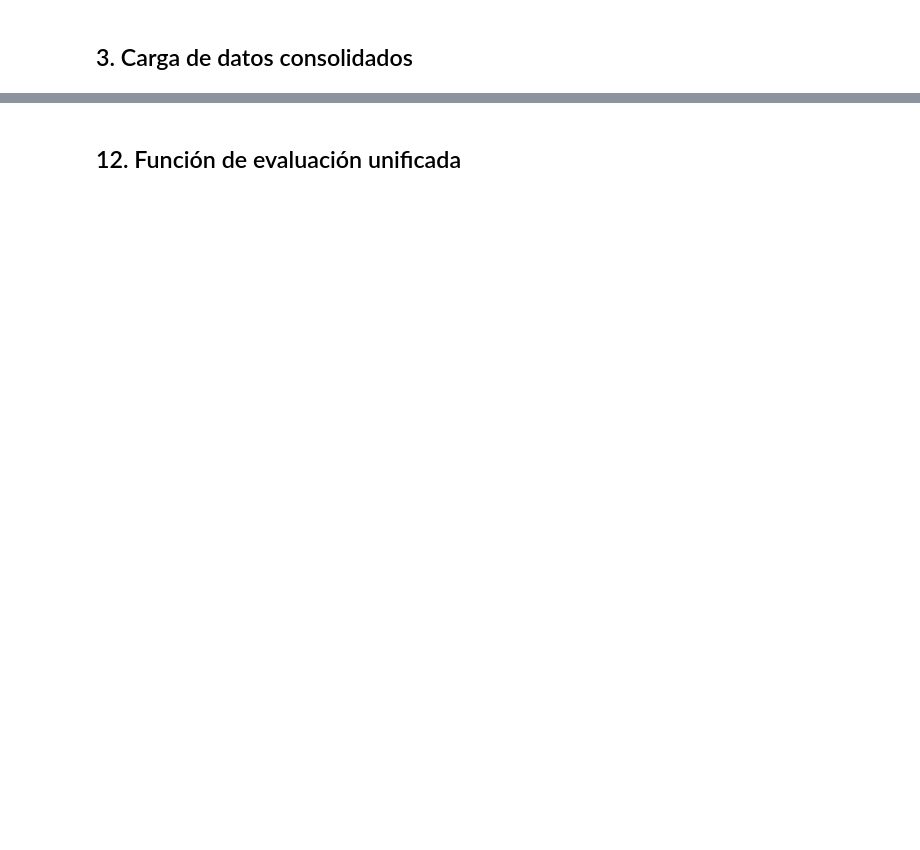
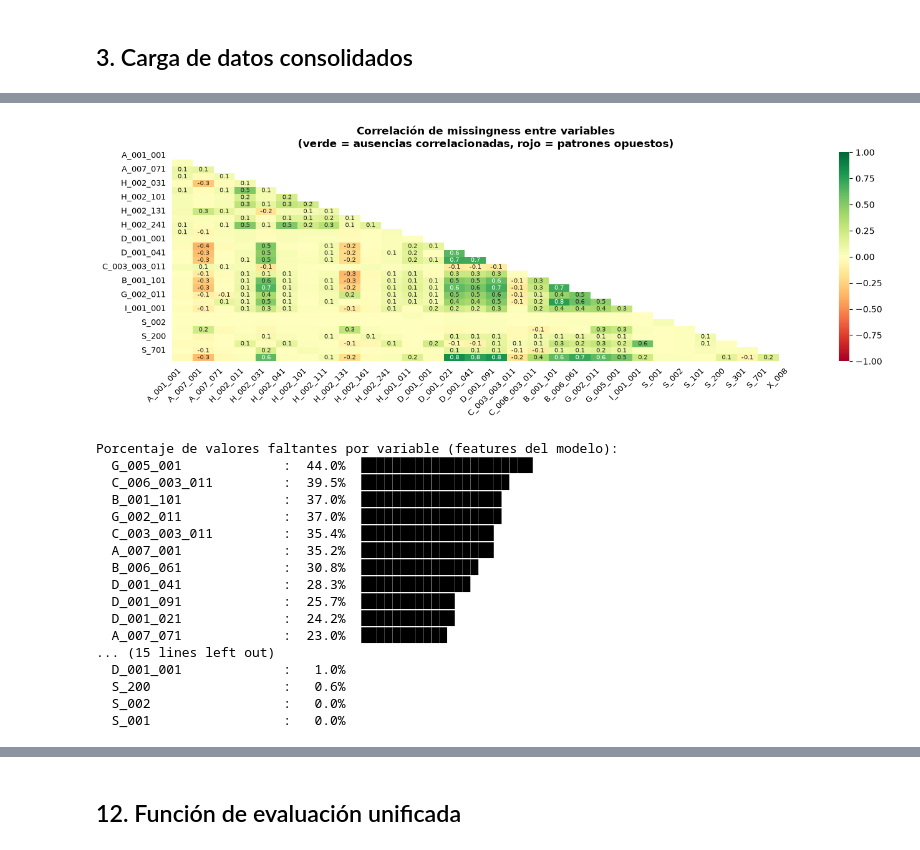
Before and after one commit to PatricioPorrasM/DemocraticSatisfactionLatam, a Jupyter notebook: notebooks/02_preprocesamiento_entrenamiento.ipynb, the cells around one changed output, grey strips where cells are left out. Cells and saved outputs as stored; diff of their text form; code cells hidden in the pictures; blank space fills up the shorter version.

```diff
--- a/notebooks/02_preprocesamiento_entrenamiento.ipynb
+++ b/notebooks/02_preprocesamiento_entrenamiento.ipynb
@@ -965,0 +652,52 @@ print("✓ Funciones de imputación y normalización definidas.")
+# %%
+# =============================================================================
+# EDA 1.2 — Heatmap de missingness por variable
+# =============================================================================
+# Seleccionar solo las features del modelo final (sin columnas de metadata)
+FEATURES_EDA = [
+    "A_001_001","A_007_001","A_007_071",
+    "H_002_011","H_002_031","H_002_041","H_002_101","H_002_111",
+    "H_002_131","H_002_161","H_002_241","H_001_011",
+    "D_001_001","D_001_021","D_001_041","D_001_091",
+    "C_003_003_011","C_006_003_011",
+    "B_001_101","B_006_061","G_002_011","G_005_001","I_001_001",
+    "S_001","S_002","S_101","S_200","S_301","S_701","X_008",
+]
+FEATURES_EDA = [c for c in FEATURES_EDA if c in df.columns]
+
+df_miss = df[FEATURES_EDA]
+
+fig, ax = plt.subplots(figsize=(14, 5))
+msno.heatmap(df_miss, ax=ax, fontsize=9, cmap="RdYlGn")
+ax.set_title("Correlación de missingness entre variables\n"
+             "(verde = ausencias correlacionadas, rojo = patrones opuestos)",
+             fontweight="bold")
+plt.tight_layout()
+plt.savefig(CARPETA_RESULTS / "eda_missingness_heatmap.png", dpi=150, bbox_inches="tight")
+plt.show()
+
+# Tabla de % de NaN por variable ordenada
+print("\nPorcentaje de valores faltantes por variable (features del modelo):")
+miss_pct = (df_miss.isnull().mean() * 100).sort_values(ascending=False)
+for col, pct in miss_pct.items():
+    barra = "█" * int(pct / 2)
+    print(f"  {col:<22}: {pct:>5.1f}%  {barra}")
+# %% [output]
+[figure, added]
+Porcentaje de valores faltantes por variable (features del modelo):
+  G_005_001             :  44.0%  ██████████████████████
+  C_006_003_011         :  39.5%  ███████████████████
+  B_001_101             :  37.0%  ██████████████████
+  G_002_011             :  37.0%  ██████████████████
+  C_003_003_011         :  35.4%  █████████████████
+  A_007_001             :  35.2%  █████████████████
+  B_006_061             :  30.8%  ███████████████
+  D_001_041             :  28.3%  ██████████████
+  D_001_091             :  25.7%  ████████████
+  D_001_021             :  24.2%  ████████████
+  A_007_071             :  23.0%  ███████████
+... (15 lines left out)
+  D_001_001             :   1.0%
+  S_200                 :   0.6%
+  S_002                 :   0.0%
+  S_001                 :   0.0%
```
Also changed, not shown: parts of 75 cells of this notebook, 2 other files.
